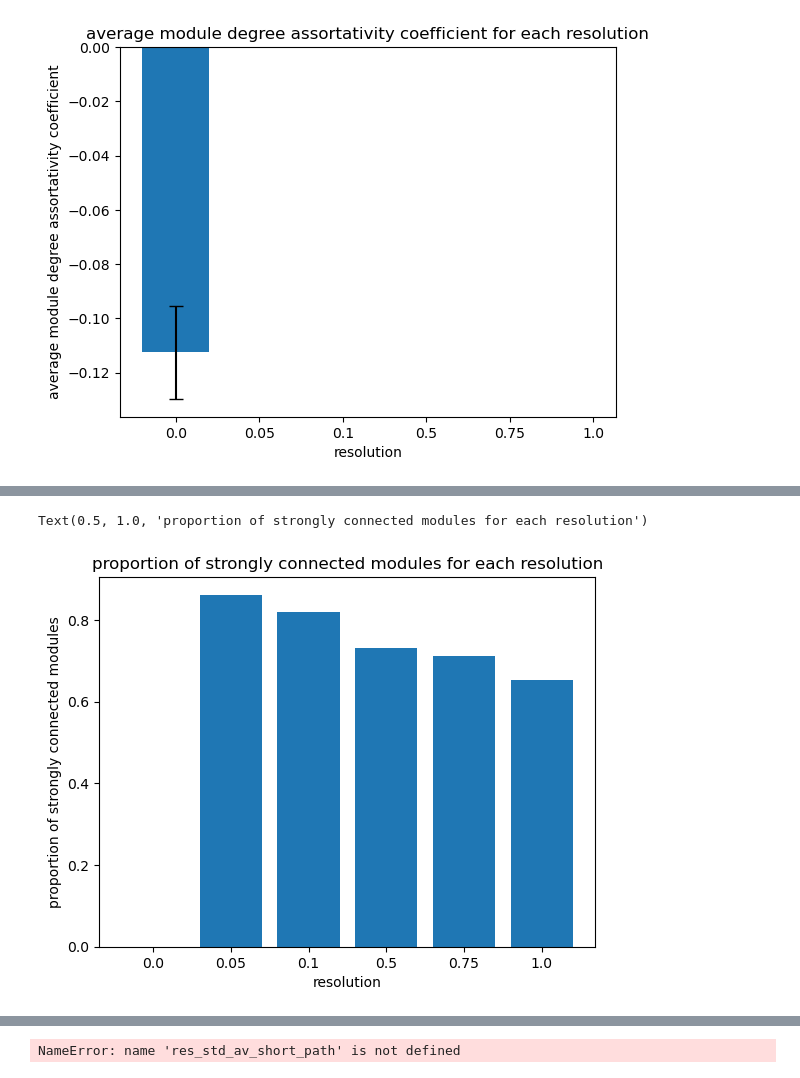
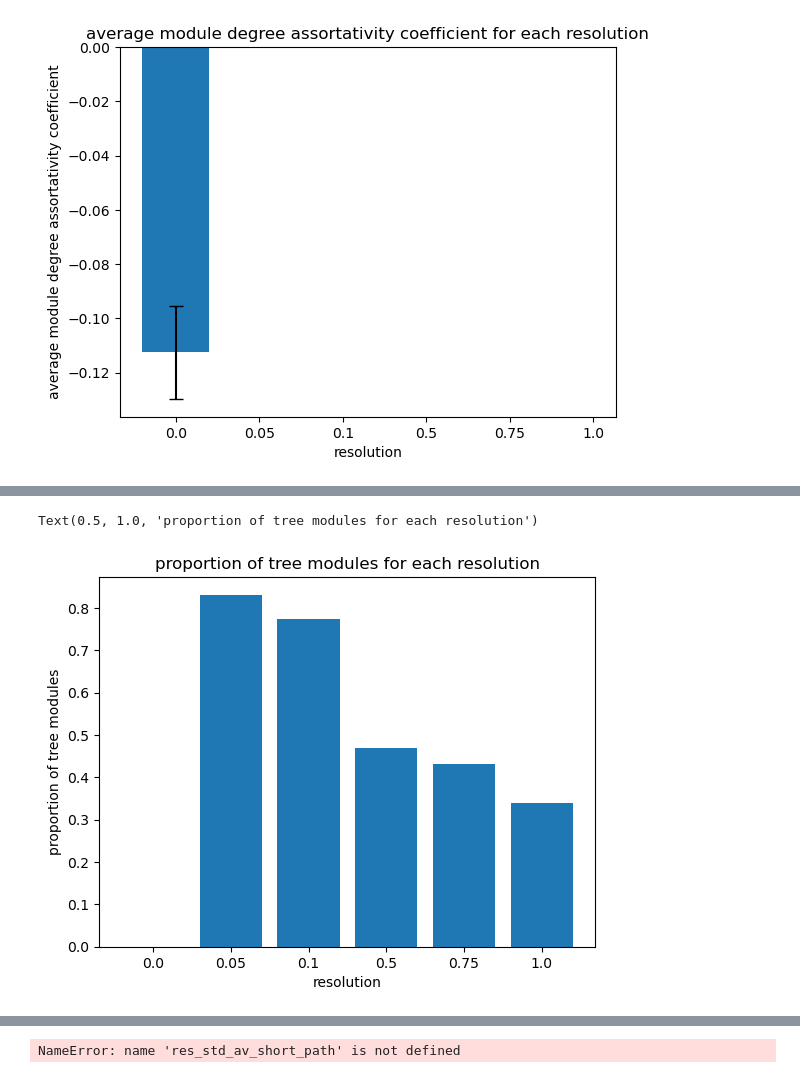
Before and after one commit to Gutierrez-lab/oviIN-analyses-gabrielle, a Jupyter notebook: graph_metrics_sandbox.ipynb, the cells around one changed output, grey strips where cells are left out. Saved outputs shown, nothing was run; the diff lists cells and outputs as text; code cells hidden in the pictures.

Commit message:
graph metrics for modules

```diff
--- a/graph_metrics_sandbox.ipynb
+++ b/graph_metrics_sandbox.ipynb
@@ -534,7 +534,9 @@ nx.average_shortest_path_length(G_ovi_in_chunk.to_undirected())
 # %% [markdown]
 Do this with a for loop.
 # %%
-chunk = ovi_in_HB_node_df[ovi_in_HB_node_df['0.5']==3]
+chunk = ovi_in_HB_node_df[ovi_in_HB_node_df['0.5']==25]
 G_ovi_in_chunk = G_ovi_in.subgraph(chunk.index)
-nx.degree_assortativity_coefficient(G_ovi_in_chunk)
+#nx.degree_assortativity_coefficient(G_ovi_in_chunk)
+nx.is_strongly_connected(G_ovi_in_chunk)
+#nx.is_tree(G_ovi_in_chunk)
 # %% [output]
@@ -643,9 +689,9 @@ Text(0.5, 1.0, 'average module degree assortativity coefficient for each resolut
 # %%
-# make a bar plot of the proportion of modules that are strongly connected for each resolution
-plt.bar(ovi_in_HB_node_df.columns[1:7], res_strongly_connected)
+# make a bar plot of the proportion of modules that are trees for each resolution
+plt.bar(ovi_in_HB_node_df.columns[1:7], res_treeness)
 plt.xlabel('resolution')
-plt.ylabel('proportion of strongly connected modules')
-plt.title('proportion of strongly connected modules for each resolution')
+plt.ylabel('proportion of tree modules')
+plt.title('proportion of tree modules for each resolution')
 # %% [output]
-Text(0.5, 1.0, 'proportion of strongly connected modules for each resolution')
+Text(0.5, 1.0, 'proportion of tree modules for each resolution')
-[figure, old version]
+[figure, new version]
```
Also changed, not shown: parts of 8 cells of this notebook.
